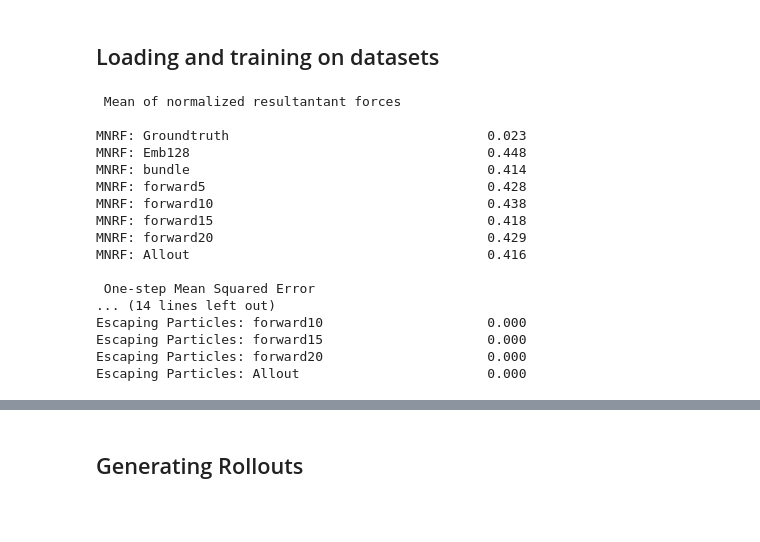
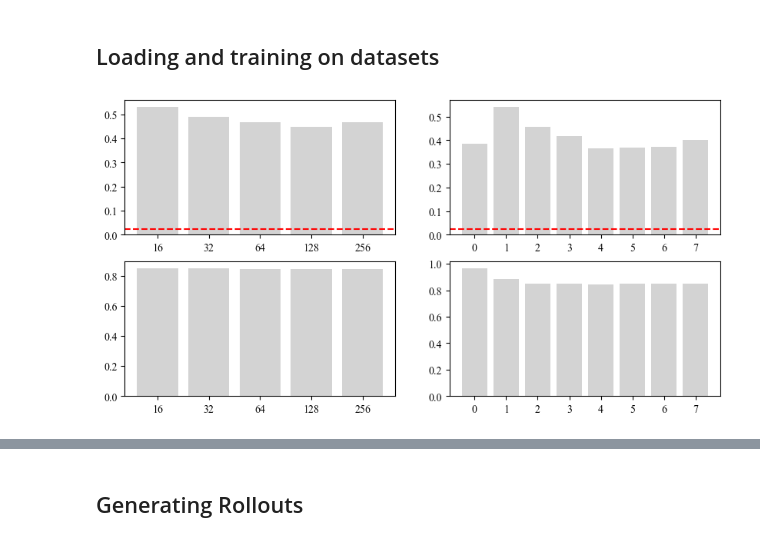
Before and after one commit to MaxGeraedts/DEM-GNN, a Jupyter notebook: Main.ipynb, the cells around one changed output, grey strips where cells are left out. Drawn from its saved outputs; the diff is of its cells as text; code cells hidden in the pictures; blank space fills up the shorter version.

Commit message:
Added metric plotting

```diff
--- a/Main.ipynb
+++ b/Main.ipynb
@@ -52,23 +31,0 @@ exp_settings = np.array([test_dataset_names,model_dataset_names,model_idents]).T
-# %%
-from Evaluation import CompareModels, Evaluation
-dataset_name = 'N400_Mono'
-save_name = 'Error_tricks'
-par_bool = []
-# %% [output]
- Mean of normalized resultantant forces
-
-MNRF: Groundtruth                                 0.023
-MNRF: Emb128                                      0.448
-MNRF: bundle                                      0.414
-MNRF: forward5                                    0.428
-MNRF: forward10                                   0.438
-MNRF: forward15                                   0.418
-MNRF: forward20                                   0.429
-MNRF: Allout                                      0.416
-
- One-step Mean Squared Error
-... (14 lines left out)
-Escaping Particles: forward10                     0.000
-Escaping Particles: forward15                     0.000
-Escaping Particles: forward20                     0.000
-Escaping Particles: Allout                        0.000
@@ -76,0 +36,29 @@ metric_dict
+# %%
+def OpenMetricJSON(save_name):
+    filename = os.path.join(".",'Evaluation',f"{save_name}_metrics.json")
+    with open(filename, 'r') as file:
+        dict = json.load(file)
+    return dict
+
+def SplitMetricDict(dict):
+    MNRF_dict = {key: dict[key] for key in dict if 'MNRF' in key}
+    MSE_dict = {key: dict[key] for key in dict if 'MSE' in key}
+    par_dict = {key: dict[key] for key in dict if 'Par' in key}
+    return MNRF_dict, MSE_dict, par_dict
+
+def PlotExperiment(dict,labels,column):
+    MNRF_dict, MSE_dict, par_dict = SplitMetricDict(dict)
+    axs[0,column].bar(labels,list(MNRF_dict.values())[1:],color='lightgrey',width=0.8,label='MNRF')
+    axs[0,column].axhline(list(MNRF_dict.values())[0],color='red', linestyle="--")
+    axs[1,column].bar(labels,list(MSE_dict.values()),color='lightgrey',width=0.8,label='MSE')
+
+fig, axs = plt.subplots(2,2,figsize=(10,5))
+emb_dict = OpenMetricJSON(save_name='Embedding')
+PlotExperiment(emb_dict,labels=['16','32','64', '128','256'],column=0)
+msg_dict = OpenMetricJSON(save_name='N400msg_Push')
+PlotExperiment(msg_dict,labels=['0','1','2', '3','4','5','6','7'],column=1)
+MNRF_dict, MSE_dict, par_dict = SplitMetricDict(OpenMetricJSON('N400msg_Push'))
+
+plt.show()
+# %% [output]
+[figure, added]
```
Also changed, not shown: parts of 11 cells of this notebook, 6 other files.
